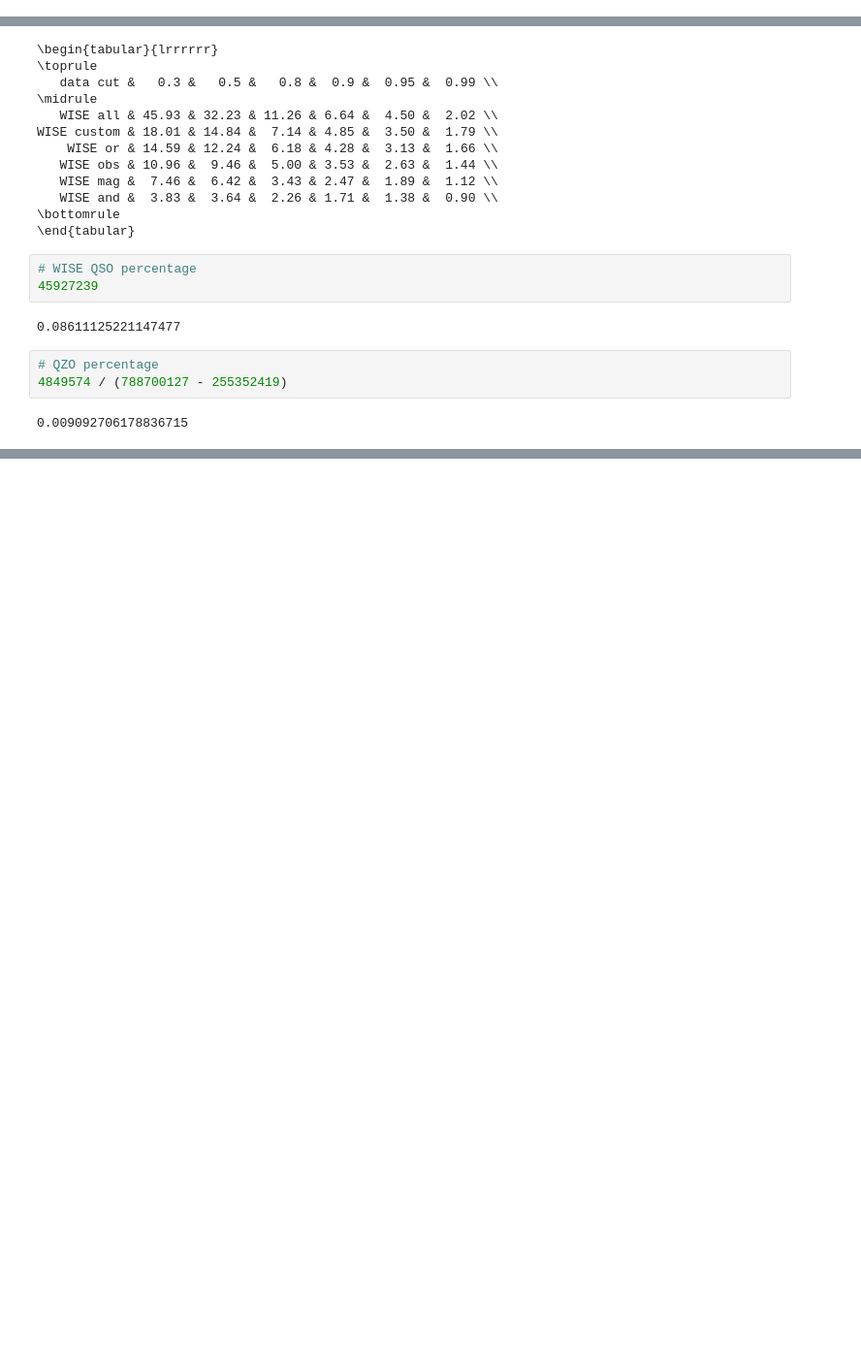
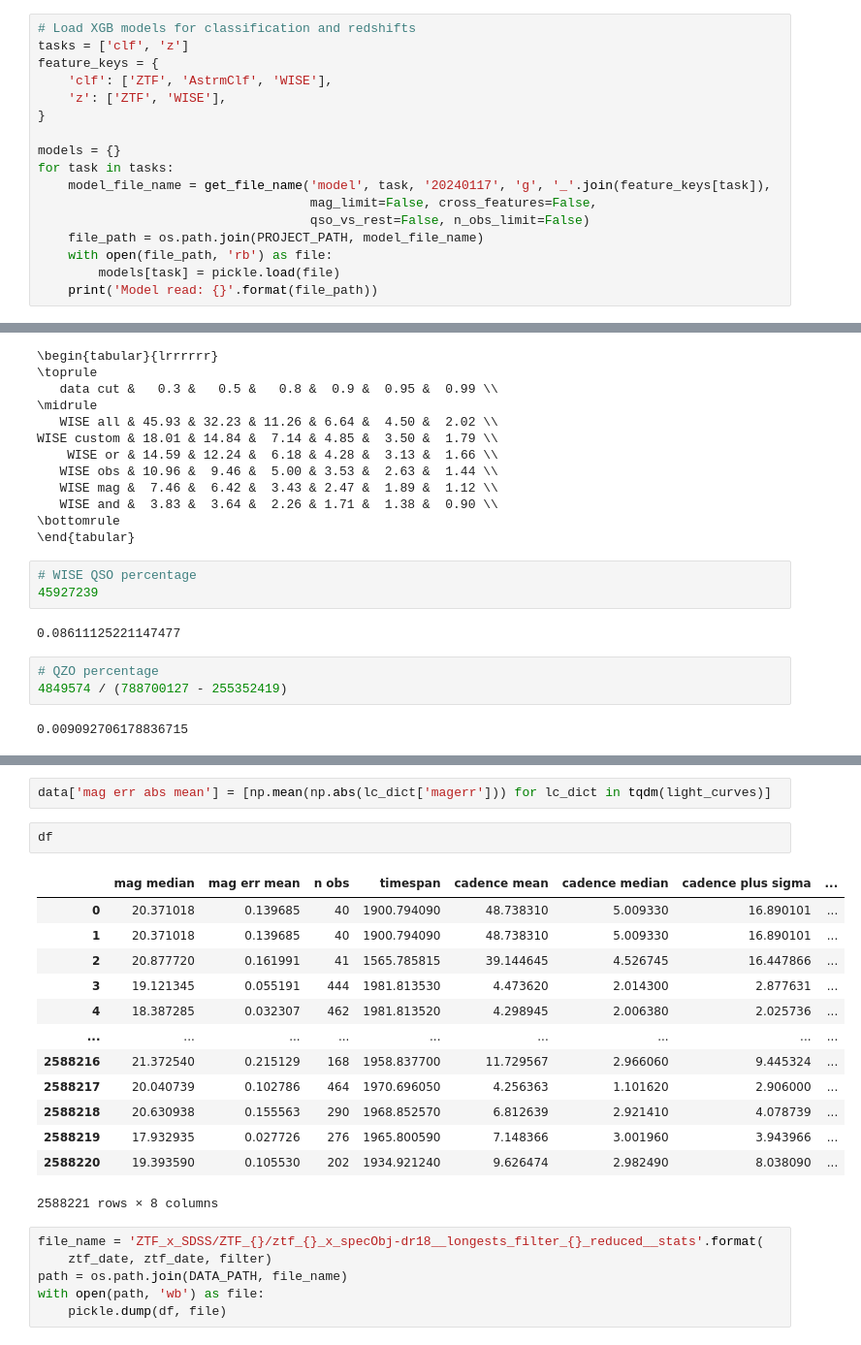
Before and after one commit to snakoneczny/ztf-agn, a Jupyter notebook: notebooks/catalog_DR20.ipynb, the cells around one changed output, grey strips where cells are left out. Shown at 97% size. Drawn from its saved outputs; the diff is of its cells as text; blank space fills up the shorter version.

```diff
--- a/notebooks/catalog_DR20.ipynb
+++ b/notebooks/catalog_DR20.ipynb
@@ -115,0 +144,17 @@ preds_ztf['is_duplicate'].to_csv(path_output, index=False)
+# %%
+# Load XGB models for classification and redshifts
+tasks = ['clf', 'z']
+feature_keys = {
+    'clf': ['ZTF', 'AstrmClf', 'WISE'],
+    'z': ['ZTF', 'WISE'],
+}
+
+models = {}
+for task in tasks:
+    model_file_name = get_file_name('model', task, '20240117', 'g', '_'.join(feature_keys[task]),
+                                    mag_limit=False, cross_features=False,
+                                    qso_vs_rest=False, n_obs_limit=False)
+    file_path = os.path.join(PROJECT_PATH, model_file_name)
+    with open(file_path, 'rb') as file:
+        models[task] = pickle.load(file)
+    print('Model read: {}'.format(file_path))
@@ -1099,0 +1473,24 @@ WISE custom & 18.01 & 14.84 &  7.14 & 4.85 &  3.50 &  1.79 \\
+# %%
+data['mag err abs mean'] = [np.mean(np.abs(lc_dict['magerr'])) for lc_dict in tqdm(light_curves)]
+# %%
+df
+# %% [output]
+|  | mag median | mag err mean | n obs | timespan | cadence mean | cadence median | cadence plus sigma | ... |
+| 0 | 20.371018 | 0.139685 | 40 | 1900.794090 | 48.738310 | 5.009330 | 16.890101 | ... |
+| 1 | 20.371018 | 0.139685 | 40 | 1900.794090 | 48.738310 | 5.009330 | 16.890101 | ... |
+| 2 | 20.877720 | 0.161991 | 41 | 1565.785815 | 39.144645 | 4.526745 | 16.447866 | ... |
+| 3 | 19.121345 | 0.055191 | 444 | 1981.813530 | 4.473620 | 2.014300 | 2.877631 | ... |
+| 4 | 18.387285 | 0.032307 | 462 | 1981.813520 | 4.298945 | 2.006380 | 2.025736 | ... |
+| ... | ... | ... | ... | ... | ... | ... | ... | ... |
+| 2588216 | 21.372540 | 0.215129 | 168 | 1958.837700 | 11.729567 | 2.966060 | 9.445324 | ... |
+| 2588217 | 20.040739 | 0.102786 | 464 | 1970.696050 | 4.256363 | 1.101620 | 2.906000 | ... |
+| 2588218 | 20.630938 | 0.155563 | 290 | 1968.852570 | 6.812639 | 2.921410 | 4.078739 | ... |
+| 2588219 | 17.932935 | 0.027726 | 276 | 1965.800590 | 7.148366 | 3.001960 | 3.943966 | ... |
+| 2588220 | 19.393590 | 0.105530 | 202 | 1934.921240 | 9.626474 | 2.982490 | 8.038090 | ... |
+2588221 rows × 8 columns
+# %%
+file_name = 'ZTF_x_SDSS/ZTF_{}/ztf_{}_x_specObj-dr18__longests_filter_{}_reduced__stats'.format(
+    ztf_date, ztf_date, filter)
+path = os.path.join(DATA_PATH, file_name)
+with open(path, 'wb') as file:
+    pickle.dump(df, file)
```
Also changed, not shown: parts of 66 cells of this notebook, 4 other files.
